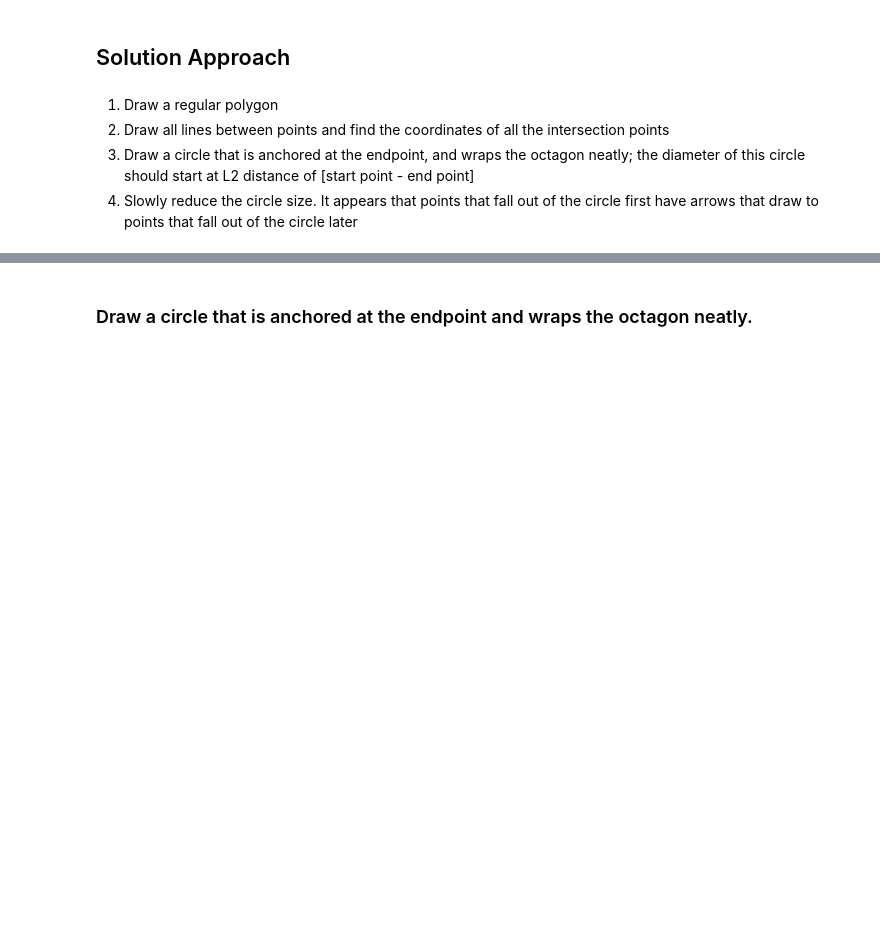
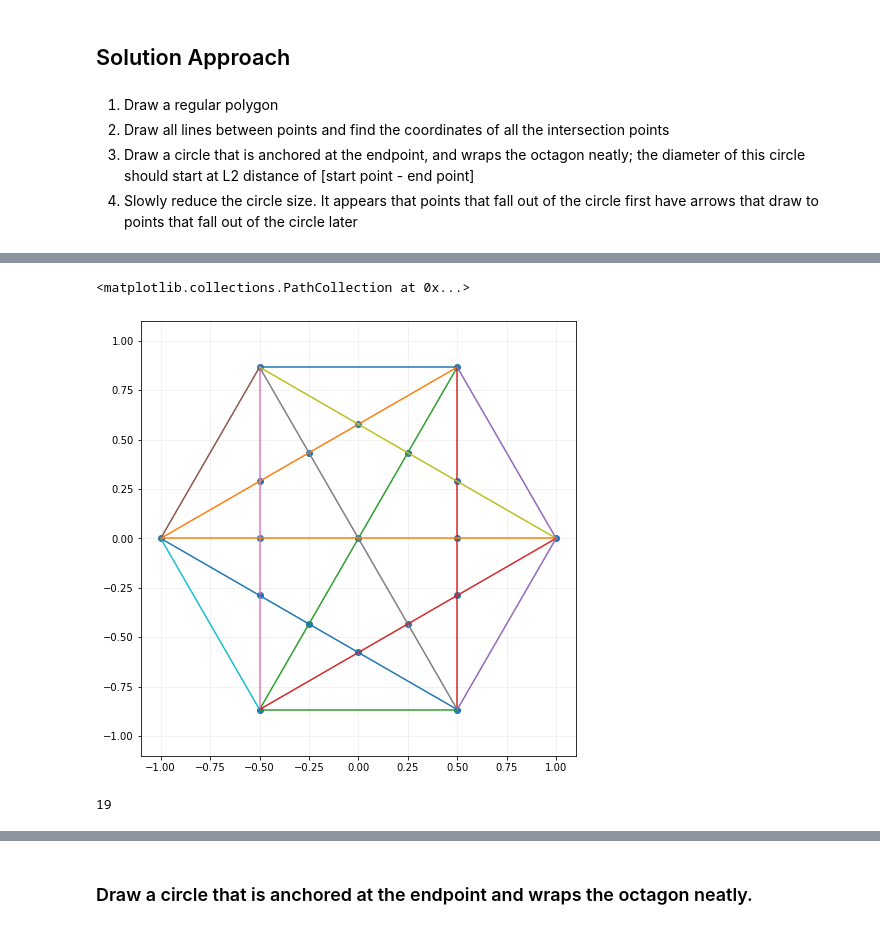
Before and after one commit to glowsplint/polygons, a Jupyter notebook: polygons.ipynb, the cells around one changed output, grey strips where cells are left out. Saved outputs shown, nothing was run; the diff lists cells and outputs as text; code cells hidden in the pictures; blank space fills up the shorter version.

Commit message:
Added graphing

```diff
--- a/polygons.ipynb
+++ b/polygons.ipynb
@@ -28,6 +30,6 @@ Some of the code for Line and Point classes are adapted from https://stackoverfl
 # %%
 # Rounding precision for floating point calculations
-PRECISION = 14
+PRECISION = 13
 # %%
 class Point:
     def __init__(self, x: float, y: float):
@@ -65,14 +81,18 @@ class Point:
     def __hash__(self):
         return hash((self.x, self.y))
 # %%
-class Line:
-    def __init__(self, p1, p2):
+class LineSegment:
+    def __init__(self, p1: "Point", p2: "Point"):
+        self.p1 = p1
+        self.p2 = p2
+
+        # Used for Cramer's rule
         self.a = p1.y - p2.y
         self.b = p2.x - p1.x
         self.c = p1.x*p2.y - p2.x*p1.y
 
     def __repr__(self):
-        return f"Line({self.a}, {self.b}, {self.c})"
+        return f"LineSegment({self.p1}, {self.p2})"
 # %%
 def find_next_coordinate(xy: Tuple[float, float], t: float):
     x, y = xy
@@ -105,7 +121,7 @@ create_regular_polygon(6)
 # %%
 polygon = create_regular_polygon(6)
-lines = [Line(a,b) for a,b in list(itertools.combinations(polygon, 2))]
-points = set(Point.from_intersection(a,b) for a,b in list(itertools.combinations(lines, 2)))
+lines = [LineSegment(a,b) for a,b in itertools.combinations(polygon, 2)]
+points = set(Point.from_intersection(a,b) for a,b in itertools.combinations(lines, 2))
 # %%
 polygon
 # %% [output]
@@ -137,0 +139,25 @@ points.remove(Point(None, None))
+# %%
+x = [point.x for point in points]
+y = [point.y for point in points]
+
+# Configurations
+limit = 1.1
+fig, ax = plt.subplots(figsize=(8,8))
+ax.set_xlim(-limit, limit)
+ax.set_ylim(-limit, limit)
+ax.set_aspect('equal', adjustable='box')
+ax.grid(axis='both', alpha=0.2)
+
+# Lines
+for line in lines:
+    ax.plot([line.p1.x, line.p2.x], [line.p1.y, line.p2.y])
+
+# Points
+ax.scatter(x,y)
+# %% [output]
+<matplotlib.collections.PathCollection at 0x...>
+[figure, added]
+# %%
+len(points)
+# %% [output]
+19
```
Also changed, not shown: parts of 14 cells of this notebook.
